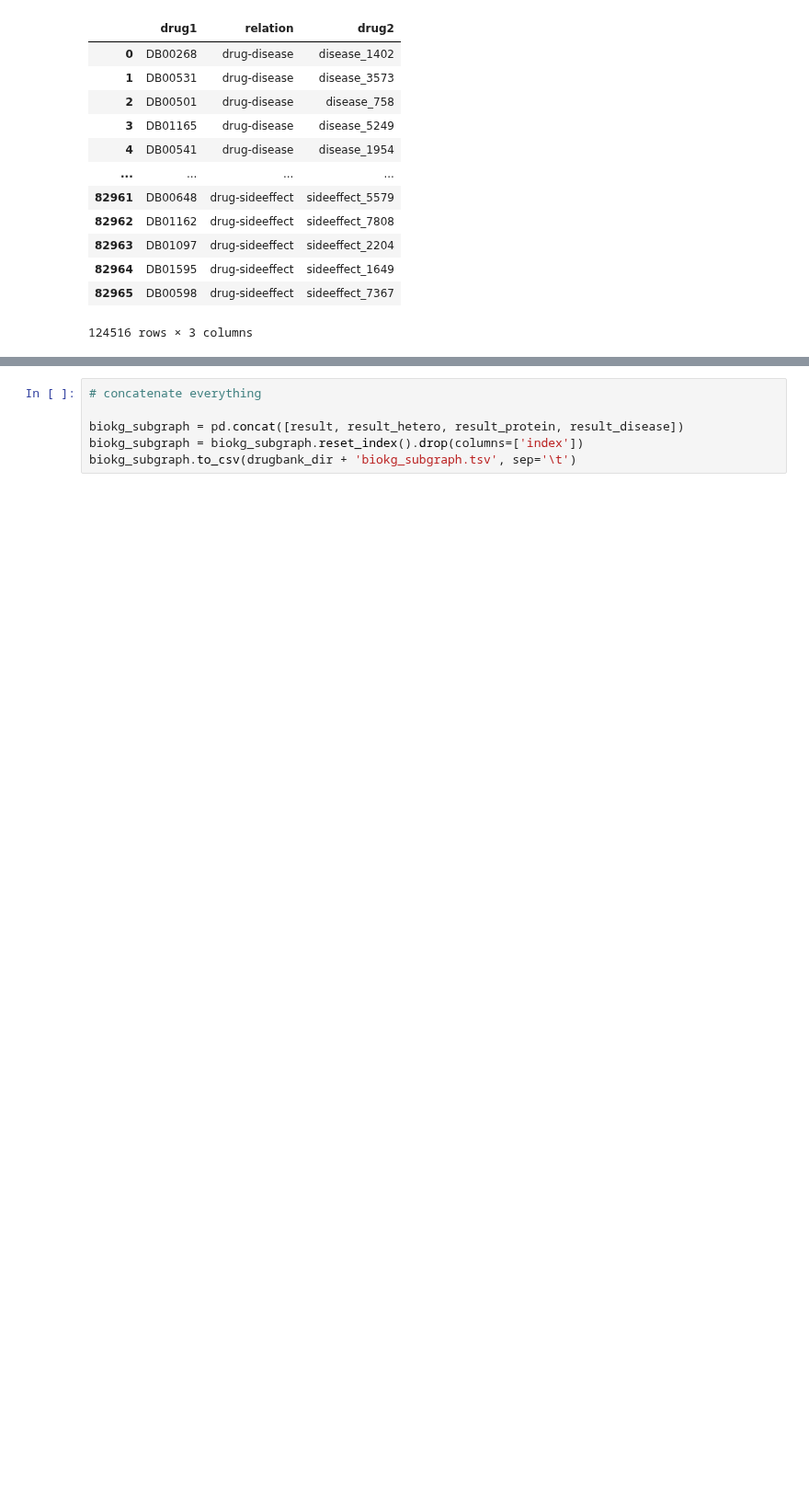
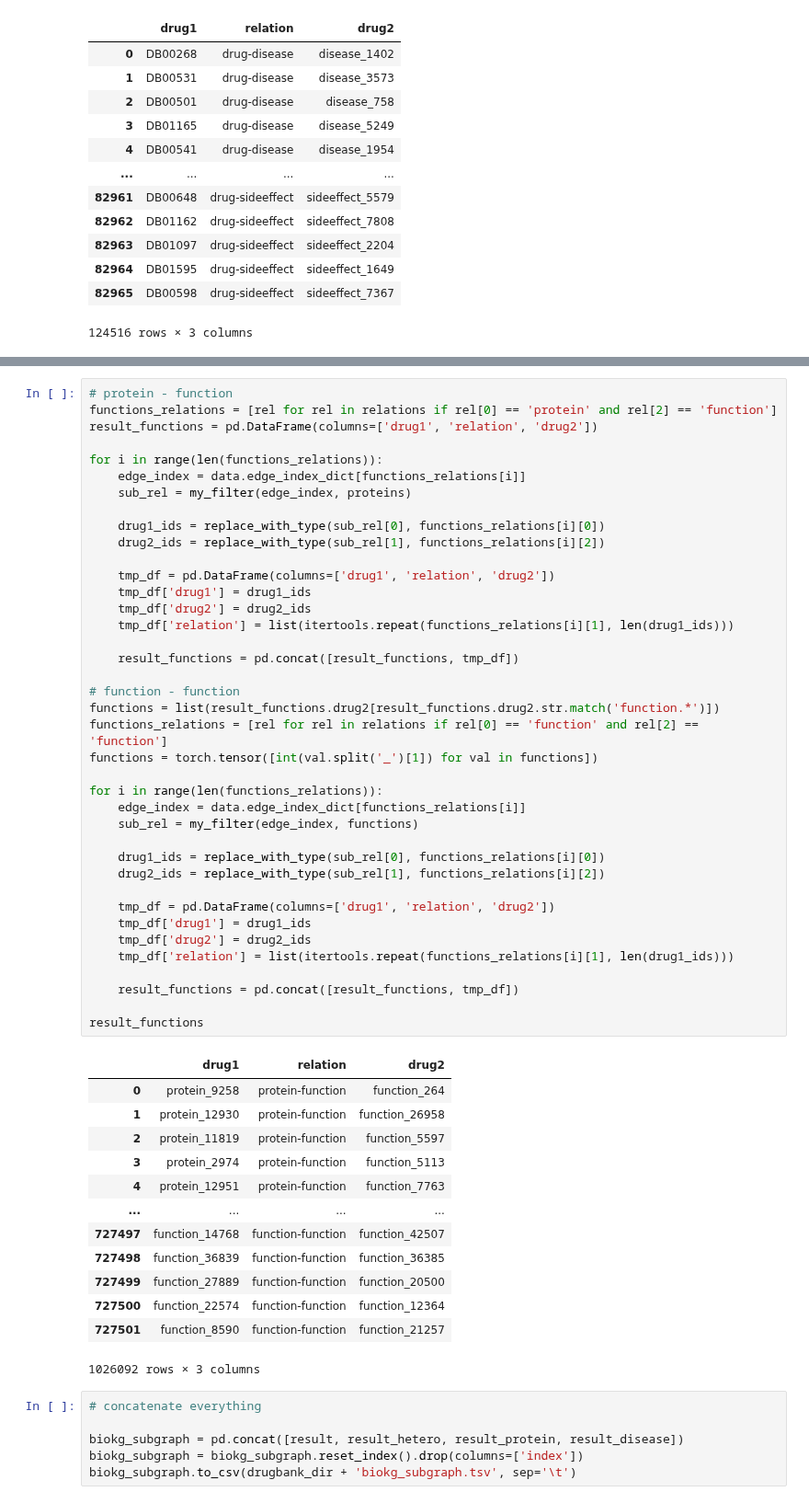
Before and after one commit to marketakrenkova/drug-interaction-prediction, a Jupyter notebook: data_processing/BioKG-subgraph_extraction.ipynb, the cells around one changed output, grey strips where cells are left out. Shown at 92% size. Drawn from its saved outputs; the diff is of its cells as text; blank space fills up the shorter version.

Commit message:
data analysis

```diff
--- a/data_processing/BioKG-subgraph_extraction.ipynb
+++ b/data_processing/BioKG-subgraph_extraction.ipynb
@@ -461,6 +432,59 @@ result_disease
 | 14016 | disease_213 | disease-protein | protein_10075 |
 | 14017 | disease_30 | disease-protein | protein_6718 |
 14018 rows × 3 columns
+# %%
+# protein - function
+functions_relations = [rel for rel in relations if rel[0] == 'protein' and rel[2] == 'function']
+result_functions = pd.DataFrame(columns=['drug1', 'relation', 'drug2'])
+
+for i in range(len(functions_relations)):
+    edge_index = data.edge_index_dict[functions_relations[i]]
+    sub_rel = my_filter(edge_index, proteins)
+
+    drug1_ids = replace_with_type(sub_rel[0], functions_relations[i][0])
+    drug2_ids = replace_with_type(sub_rel[1], functions_relations[i][2])
+
+    tmp_df = pd.DataFrame(columns=['drug1', 'relation', 'drug2'])
+    tmp_df['drug1'] = drug1_ids
+    tmp_df['drug2'] = drug2_ids
+    tmp_df['relation'] = list(itertools.repeat(functions_relations[i][1], len(drug1_ids)))
+
+    result_functions = pd.concat([result_functions, tmp_df])
+
+# function - function
+functions = list(result_functions.drug2[result_functions.drug2.str.match('function.*')])
+functions_relations = [rel for rel in relations if rel[0] == 'function' and rel[2] == 'function']
+functions = torch.tensor([int(val.split('_')[1]) for val in functions])
+
+for i in range(len(functions_relations)):
+    edge_index = data.edge_index_dict[functions_relations[i]]
+    sub_rel = my_filter(edge_index, functions)
+
+    drug1_ids = replace_with_type(sub_rel[0], functions_relations[i][0])
+    drug2_ids = replace_with_type(sub_rel[1], functions_relations[i][2])
+
+    tmp_df = pd.DataFrame(columns=['drug1', 'relation', 'drug2'])
+    tmp_df['drug1'] = drug1_ids
+    tmp_df['drug2'] = drug2_ids
+    tmp_df['relation'] = list(itertools.repeat(functions_relations[i][1], len(drug1_ids)))
+
+    result_functions = pd.concat([result_functions, tmp_df])
+
+result_functions
+# %% [output]
+|  | drug1 | relation | drug2 |
+| 0 | protein_9258 | protein-function | function_264 |
+| 1 | protein_12930 | protein-function | function_26958 |
+| 2 | protein_11819 | protein-function | function_5597 |
+| 3 | protein_2974 | protein-function | function_5113 |
+| 4 | protein_12951 | protein-function | function_7763 |
+| ... | ... | ... | ... |
+| 727497 | function_14768 | function-function | function_42507 |
+| 727498 | function_36839 | function-function | function_36385 |
+| 727499 | function_27889 | function-function | function_20500 |
+| 727500 | function_22574 | function-function | function_12364 |
+| 727501 | function_8590 | function-function | function_21257 |
+1026092 rows × 3 columns
 # %%
 # concatenate everything
 
```
Also changed, not shown: parts of 5 cells of this notebook, 11 other files.
